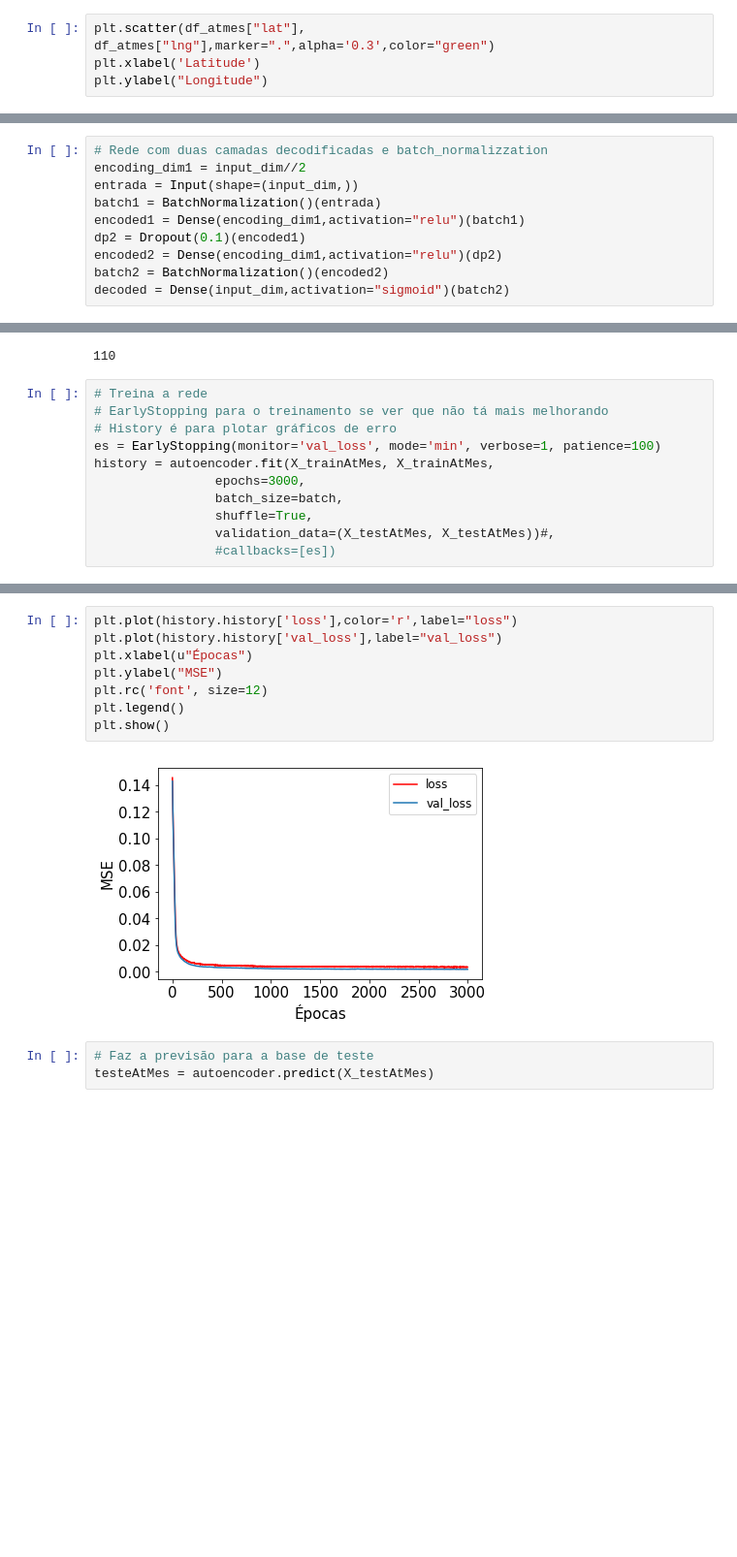
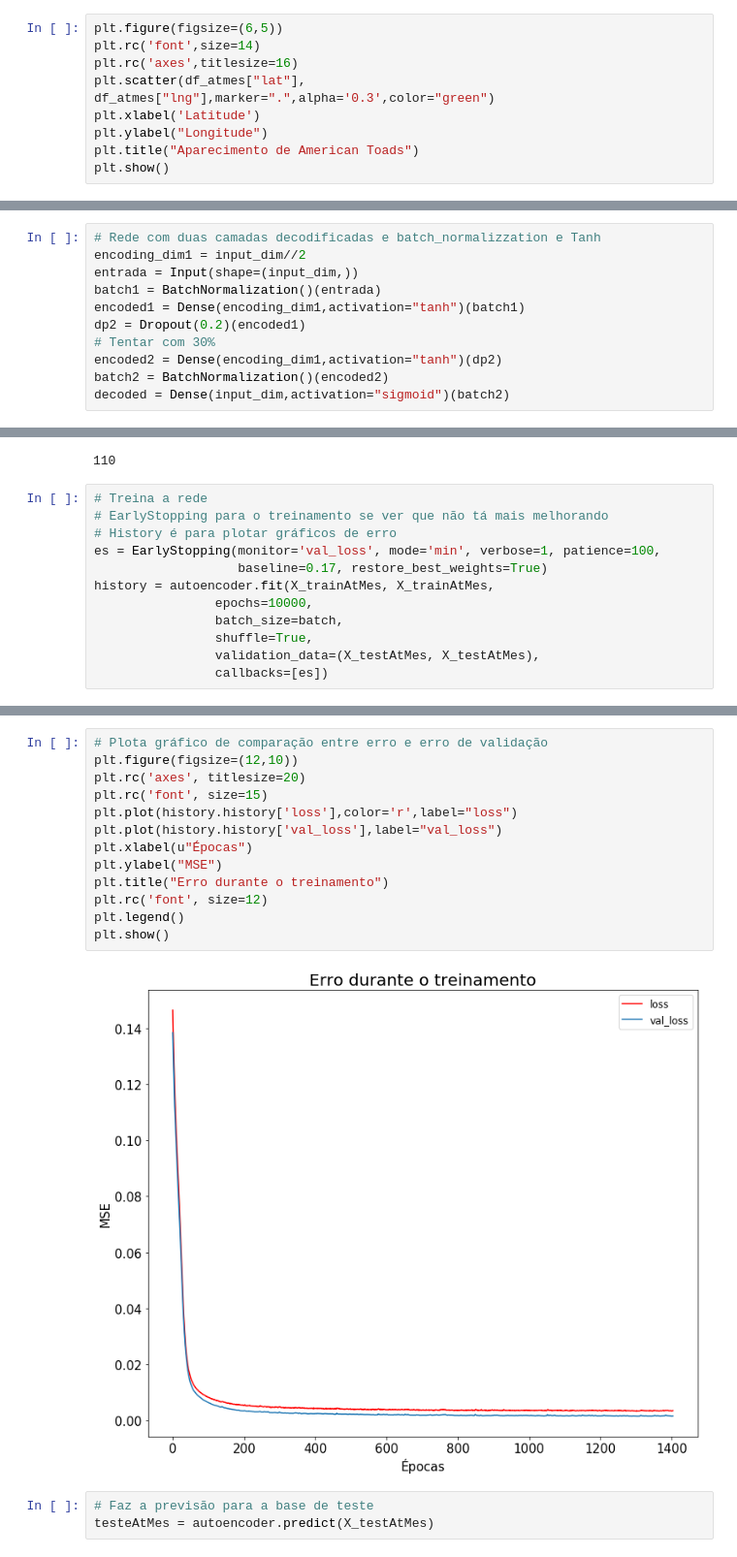
Before and after one commit to nabsonp/Autoencoder_Distribuicao_Especies, a Jupyter notebook: Treinamento.ipynb, the cells around one changed output, grey strips where cells are left out. Shown: that part at 97% size. Drawn from its saved outputs; the diff is of its cells as text; blank space fills up the shorter version.

Commit message:
Padrão MSE e com rede após feature selection

```diff
--- a/Treinamento.ipynb
+++ b/Treinamento.ipynb
@@ -33,7 +33,12 @@ plt.scatter(df_spmes["lat"], df_spmes["lng"],marker=".")
 df_gfest = pd.read_csv("greenFrogPadraoEstacao.csv")
 plt.scatter(df_gfest["lat"], df_gfest["lng"],marker=".")
 # %%
+plt.figure(figsize=(6,5))
+plt.rc('font',size=14)
+plt.rc('axes',titlesize=16)
 plt.scatter(df_atmes["lat"], df_atmes["lng"],marker=".",alpha='0.3',color="green")
 plt.xlabel('Latitude')
 plt.ylabel("Longitude")
+plt.title("Aparecimento de American Toads")
+plt.show()
 # %% [output]
@@ -49,12 +53,13 @@ input_dim
 # %% [output]
 28
 # %%
-# Rede com duas camadas decodificadas e batch_normalizzation
+# Rede com duas camadas decodificadas e batch_normalizzation e Tanh
 encoding_dim1 = input_dim//2
 entrada = Input(shape=(input_dim,))
 batch1 = BatchNormalization()(entrada)
-encoded1 = Dense(encoding_dim1,activation="relu")(batch1)
-dp2 = Dropout(0.1)(encoded1)
-encoded2 = Dense(encoding_dim1,activation="relu")(dp2)
+encoded1 = Dense(encoding_dim1,activation="tanh")(batch1)
+dp2 = Dropout(0.2)(encoded1)
+# Tentar com 30%
+encoded2 = Dense(encoding_dim1,activation="tanh")(dp2)
 batch2 = BatchNormalization()(encoded2)
 decoded = Dense(input_dim,activation="sigmoid")(batch2)
@@ -95,12 +86,13 @@ attest_dim
 # Treina a rede
 # EarlyStopping para o treinamento se ver que não tá mais melhorando
 # History é para plotar gráficos de erro
-es = EarlyStopping(monitor='val_loss', mode='min', verbose=1, patience=100)
+es = EarlyStopping(monitor='val_loss', mode='min', verbose=1, patience=100,
+                   baseline=0.17, restore_best_weights=True)
 history = autoencoder.fit(X_trainAtMes, X_trainAtMes,
-                epochs=3000,
+                epochs=10000,
                 batch_size=batch,
                 shuffle=True,
-                validation_data=(X_testAtMes, X_testAtMes))#,
-                #callbacks=[es])
+                validation_data=(X_testAtMes, X_testAtMes),
+                callbacks=[es])
 # %% [output]
 Train on 2572 samples, validate on 1103 samples
@@ -123,13 +115,18 @@ Epoch 3000/3000
 # %%
+# Plota gráfico de comparação entre erro e erro de validação
+plt.figure(figsize=(12,10))
+plt.rc('axes', titlesize=20)
+plt.rc('font', size=15)
 plt.plot(history.history['loss'],color='r',label="loss")
 plt.plot(history.history['val_loss'],label="val_loss")
 plt.xlabel(u"Épocas")
 plt.ylabel("MSE")
+plt.title("Erro durante o treinamento")
 plt.rc('font', size=12)
 plt.legend()
 plt.show()
 # %% [output]
-[figure, old version]
+[figure, new version]
 # %%
 # Faz a previsão para a base de teste
 testeAtMes = autoencoder.predict(X_testAtMes)
```
Also changed, not shown: parts of 34 cells of this notebook.
